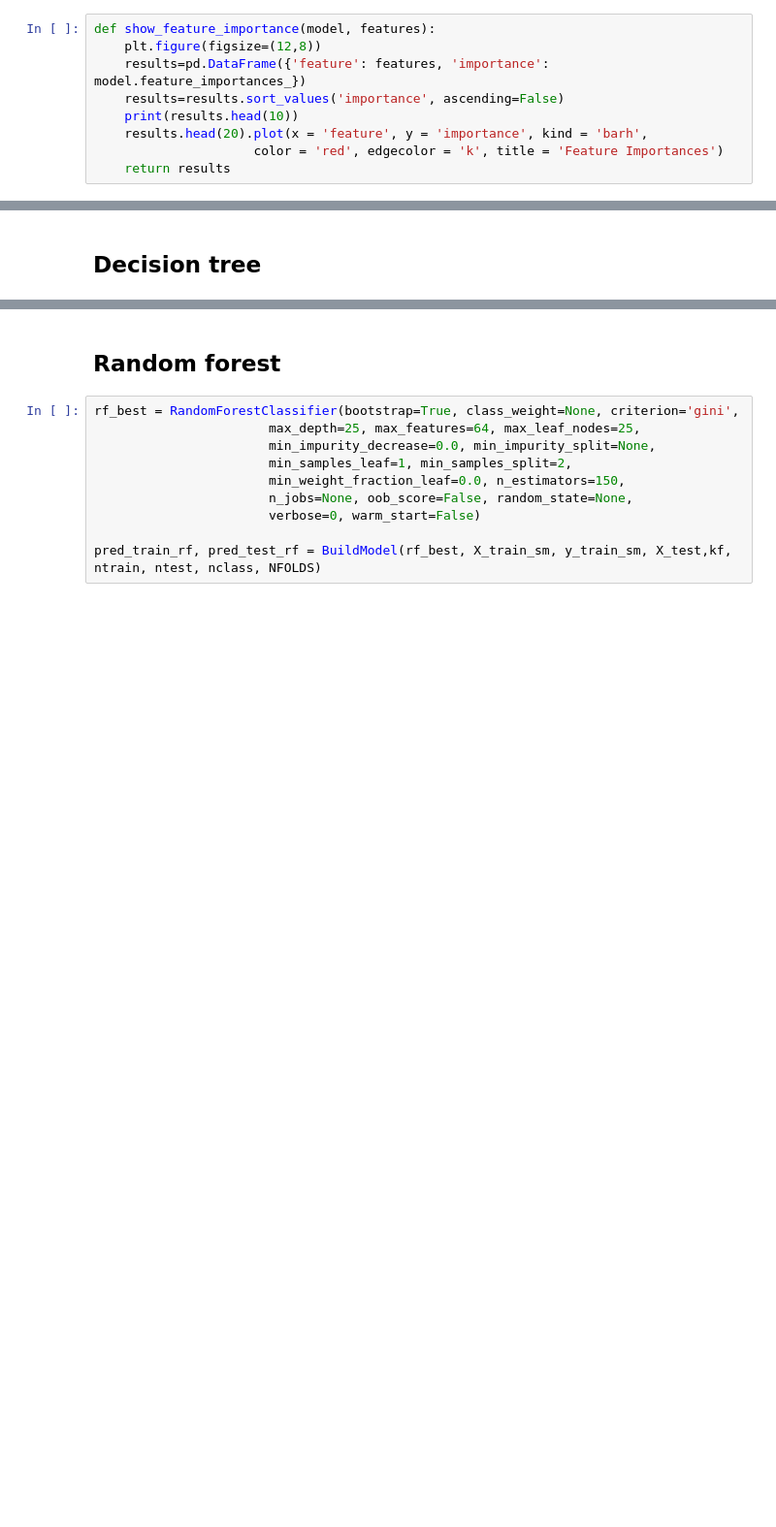
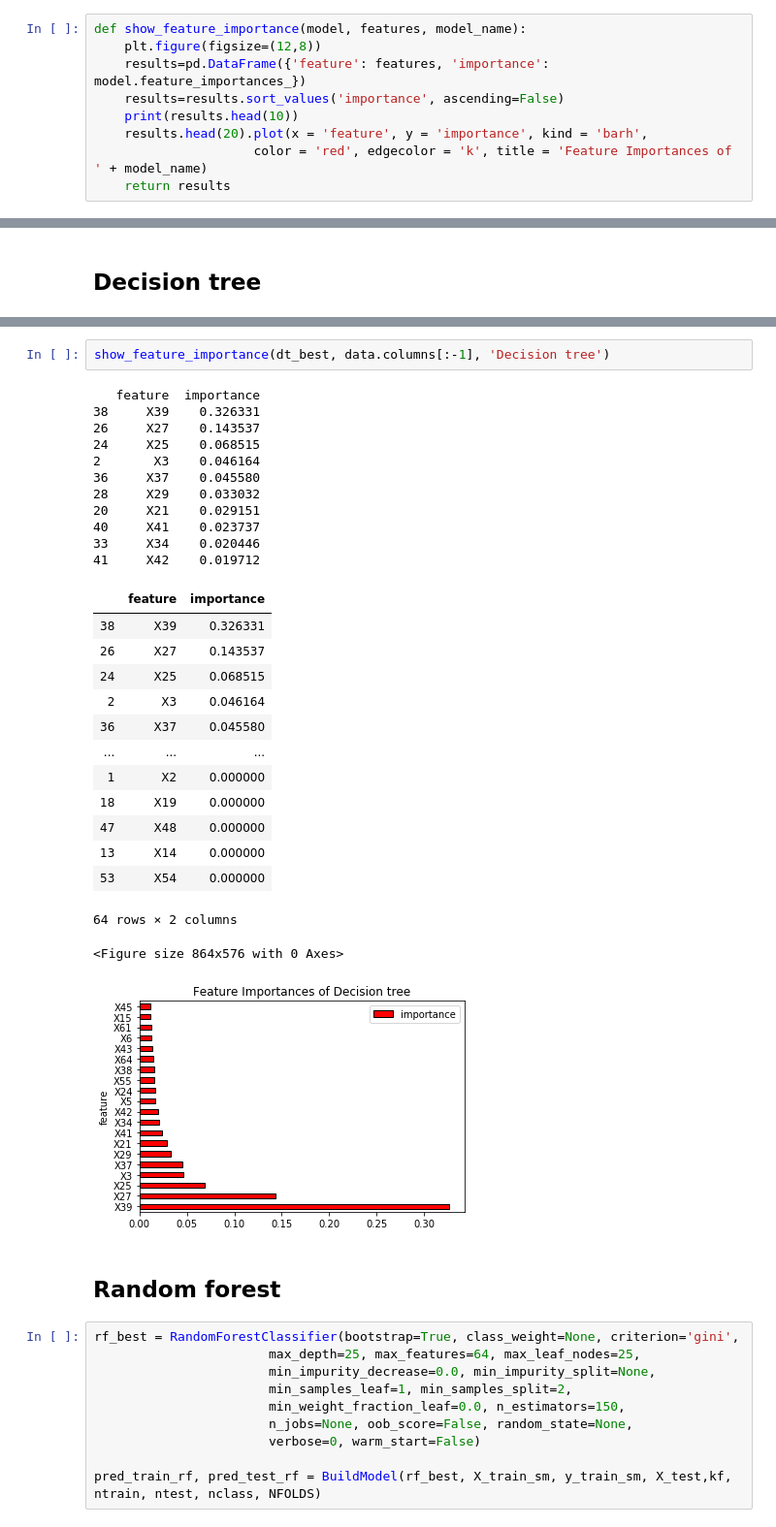
Before and after one commit to romanvoyt/diploma, a Jupyter notebook: main scripts/5th_year_modelling.ipynb, the cells around one changed output, grey strips where cells are left out. Shown at 97% size. Drawn from its saved outputs; the diff is of its cells as text; blank space fills up the shorter version.

```diff
--- a/main scripts/5th_year_modelling.ipynb
+++ b/main scripts/5th_year_modelling.ipynb
@@ -246,13 +246,13 @@ Accuracy (XGboosting): 0.9854507664328397 with params XGBClassifier(base_score=0
 # %% [markdown]
 # Second level
 # %%
-def show_feature_importance(model, features):
+def show_feature_importance(model, features, model_name):
     plt.figure(figsize=(12,8))
     results=pd.DataFrame({'feature': features, 'importance': model.feature_importances_})
     results=results.sort_values('importance', ascending=False)
     print(results.head(10))
     results.head(20).plot(x = 'feature', y = 'importance', kind = 'barh',
-                     color = 'red', edgecolor = 'k', title = 'Feature Importances')
+                     color = 'red', edgecolor = 'k', title = 'Feature Importances of ' + model_name)
     return results
 # %%
 ntrain=X_train_sm.shape[0]
@@ -416,3 +417,32 @@ weighted avg     0.9288    0.9283    0.9283      7698
+# %%
+show_feature_importance(dt_best, data.columns[:-1], 'Decision tree')
+# %% [output]
+   feature  importance
+38     X39    0.326331
+26     X27    0.143537
+24     X25    0.068515
+2       X3    0.046164
+36     X37    0.045580
+28     X29    0.033032
+20     X21    0.029151
+40     X41    0.023737
+33     X34    0.020446
+41     X42    0.019712
+|  | feature | importance |
+| 38 | X39 | 0.326331 |
+| 26 | X27 | 0.143537 |
+| 24 | X25 | 0.068515 |
+| 2 | X3 | 0.046164 |
+| 36 | X37 | 0.045580 |
+| ... | ... | ... |
+| 1 | X2 | 0.000000 |
+| 18 | X19 | 0.000000 |
+| 47 | X48 | 0.000000 |
+| 13 | X14 | 0.000000 |
+| 53 | X54 | 0.000000 |
+64 rows × 2 columns
+<Figure size 864x576 with 0 Axes>
+[figure, added]
 # %% [markdown]
 ## Random forest
 # %%
```
Also changed, not shown: parts of 9 cells of this notebook.
